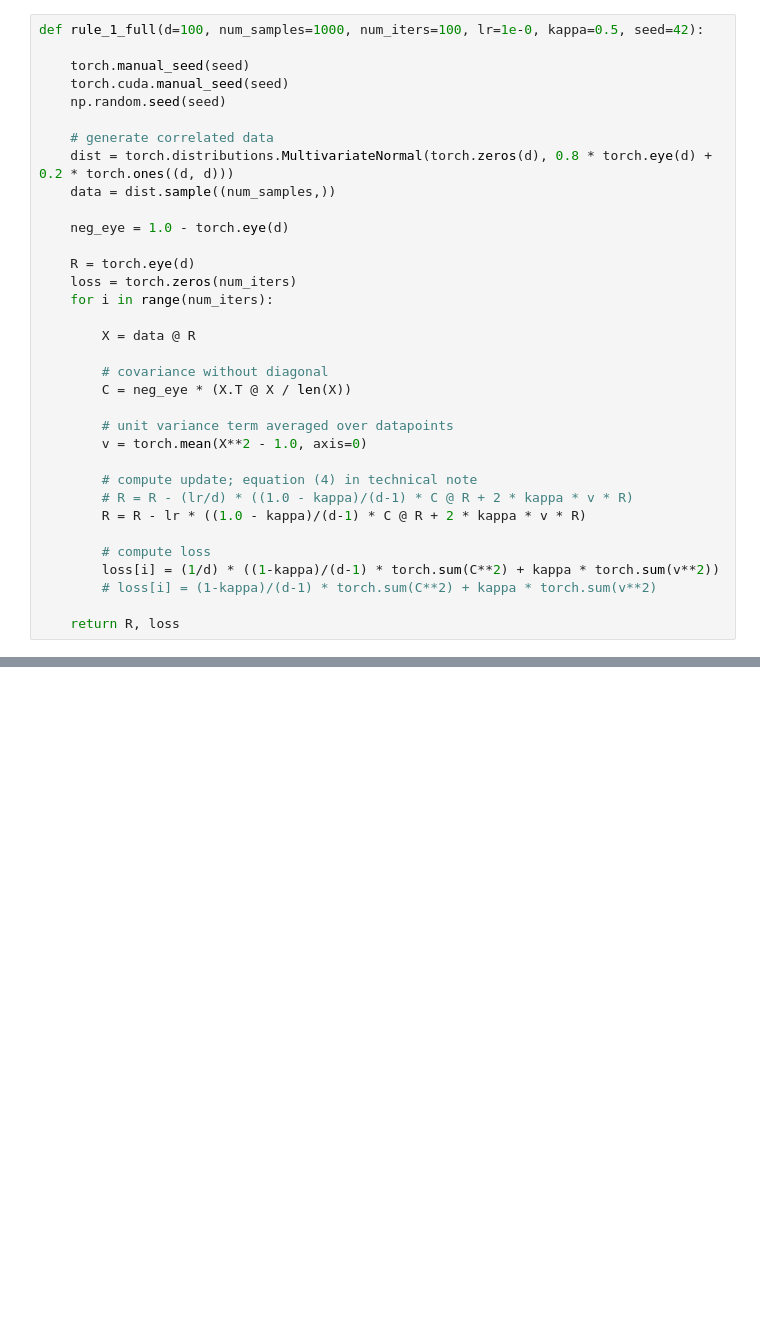
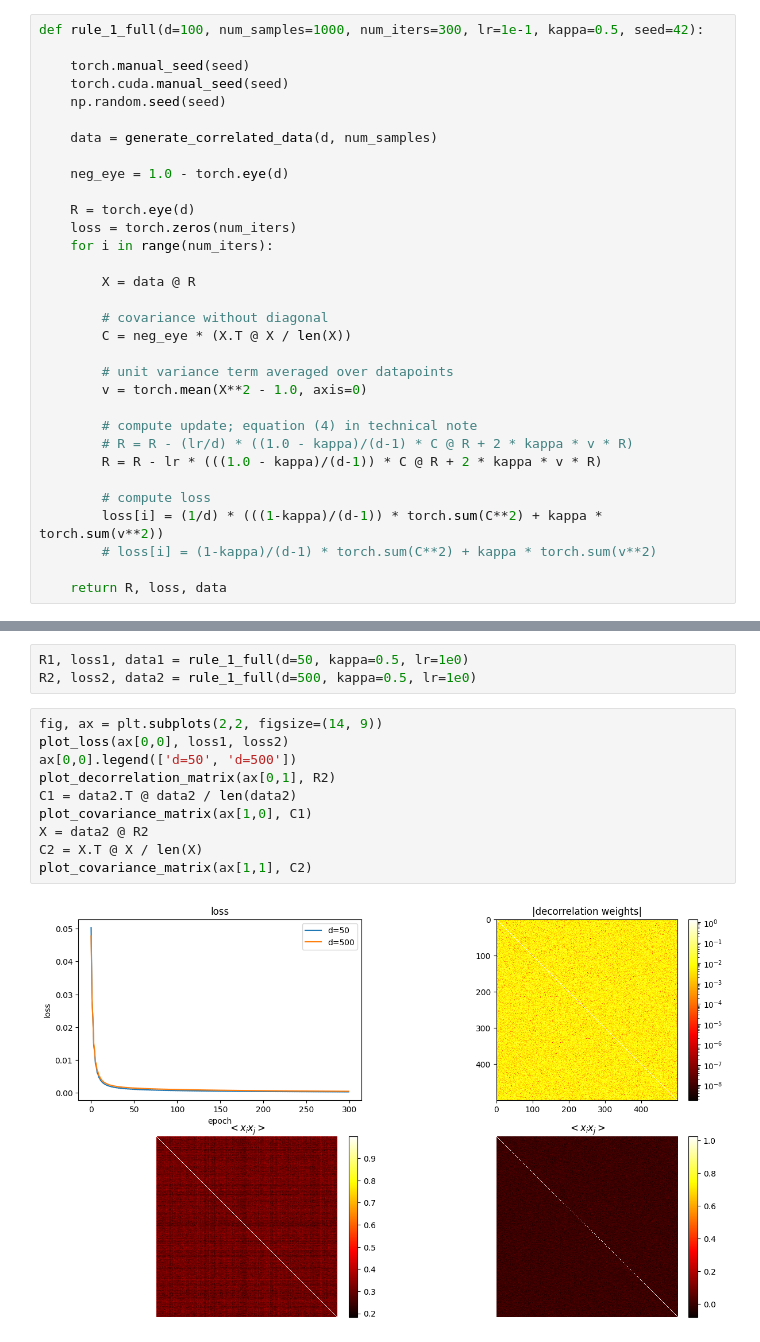
Before and after one commit to artcogsys/decorbp, a Jupyter notebook: examples/learning_rules.ipynb, the cells around one changed output, grey strips where cells are left out. Drawn from its saved outputs; the diff is of its cells as text; blank space fills up the shorter version.

```diff
--- a/examples/learning_rules.ipynb
+++ b/examples/learning_rules.ipynb
@@ -9,13 +14,11 @@ import matplotlib.pyplot as plt
 # %%
-def rule_1_full(d=100, num_samples=1000, num_iters=100, lr=1e-0, kappa=0.5, seed=42):
+def rule_1_full(d=100, num_samples=1000, num_iters=300, lr=1e-1, kappa=0.5, seed=42):
 
     torch.manual_seed(seed)
     torch.cuda.manual_seed(seed)
     np.random.seed(seed)
 
-    # generate correlated data
-    dist = torch.distributions.MultivariateNormal(torch.zeros(d), 0.8 * torch.eye(d) + 0.2 * torch.ones((d, d)))
-    data = dist.sample((num_samples,))
+    data = generate_correlated_data(d, num_samples)
 
     neg_eye = 1.0 - torch.eye(d)
 
@@ -33,10 +36,10 @@ def rule_1_full(d=100, num_samples=1000, num_iters=100, lr=1e-0, kappa=0.5, seed
 
         # compute update; equation (4) in technical note
         # R = R - (lr/d) * ((1.0 - kappa)/(d-1) * C @ R + 2 * kappa * v * R)
-        R = R - lr * ((1.0 - kappa)/(d-1) * C @ R + 2 * kappa * v * R)
+        R = R - lr * (((1.0 - kappa)/(d-1)) * C @ R + 2 * kappa * v * R)
 
         # compute loss
-        loss[i] = (1/d) * ((1-kappa)/(d-1) * torch.sum(C**2) + kappa * torch.sum(v**2))
+        loss[i] = (1/d) * (((1-kappa)/(d-1)) * torch.sum(C**2) + kappa * torch.sum(v**2))
         # loss[i] = (1-kappa)/(d-1) * torch.sum(C**2) + kappa * torch.sum(v**2)
 
-    return R, loss
+    return R, loss, data
@@ -52,0 +70,15 @@ plt.title('loss for full R update for d=100 and d=1000 where we\nscale rows by 1
+# %%
+R1, loss1, data1 = rule_1_full(d=50, kappa=0.5, lr=1e0)
+R2, loss2, data2 = rule_1_full(d=500, kappa=0.5, lr=1e0)
+# %%
+fig, ax = plt.subplots(2,2, figsize=(14, 9))
+plot_loss(ax[0,0], loss1, loss2)
+ax[0,0].legend(['d=50', 'd=500'])
+plot_decorrelation_matrix(ax[0,1], R2)
+C1 = data2.T @ data2 / len(data2)
+plot_covariance_matrix(ax[1,0], C1)
+X = data2 @ R2
+C2 = X.T @ X / len(X)
+plot_covariance_matrix(ax[1,1], C2)
+# %% [output]
+[figure, added]
```
Also changed, not shown: parts of 10 cells of this notebook, 7 other files.
